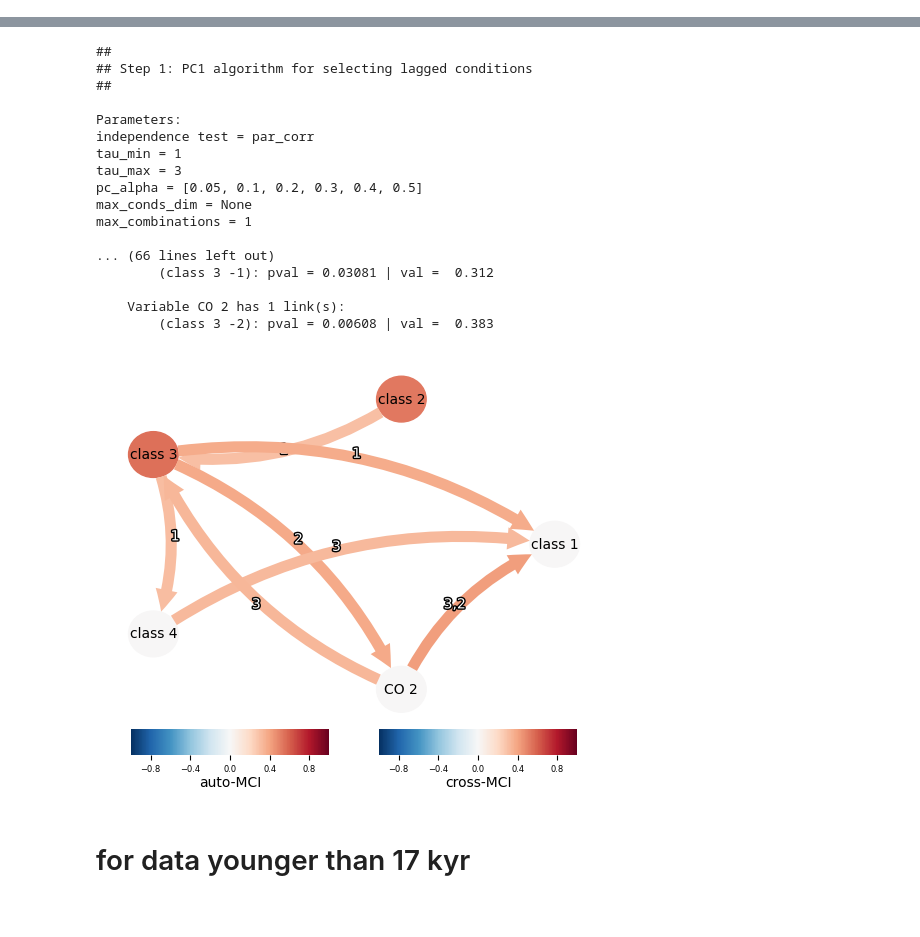
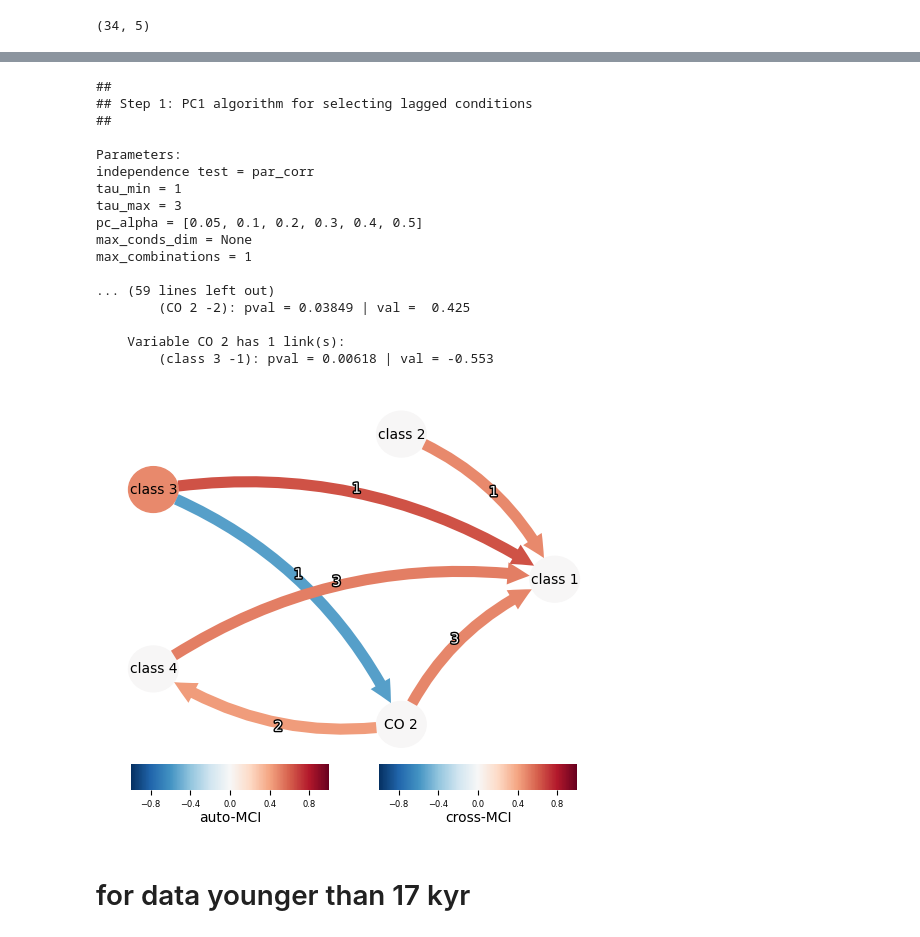
Before and after one commit to Peisong-Zheng/Last_deglaciation_causality, a Jupyter notebook: PCMCI_GMM_classes_CO2.ipynb, the cells around one changed output, grey strips where cells are left out. Cells and saved outputs as stored; diff of their text form; code cells hidden in the pictures.

```diff
--- a/PCMCI_GMM_classes_CO2.ipynb
+++ b/PCMCI_GMM_classes_CO2.ipynb
@@ -13,8 +13,12 @@ with open(file_path, 'rb') as file:
 LGMR_age = data['LGRM_age']
 LGMR_medians = data['LGMR_medians']
 
+print('LGMR_age shape:', LGMR_age.shape)
+print('LGMR_medians shape:', {key: value.shape for key, value in LGMR_medians.items()})
+
 # Find the index where LGMR_age is greater than or equal to 21000
-indices = np.where(LGMR_age >= 11000)[0]
+dividing_point=17000
+indices = np.where(LGMR_age >= dividing_point)[0]
 # find the index where LGMR_age is between 17000 and 21000
 # indices = np.where((LGMR_age >= 17000) & (LGMR_age <= 21000))[0]
 
@@ -32,5 +36,9 @@ import pickle
 with open('D:/VScode/Last_deglaciation_causality/processed_data/co2_interpolated.pkl', 'rb') as f:
     co2_interpolated = pickle.load(f)
 
+# crop the CO2 data using the same indices
+cropped_co2 = co2_interpolated[indices]
+
 print('CO2 data shape:', co2_interpolated.shape)
+print('Cropped CO2 data shape:', cropped_co2.shape)
 # %% [output]
@@ -40,3 +70,7 @@ CO2 data shape: (65,)
+# %%
+data.shape
+# %% [output]
+(34, 5)
 # %%
 # Imports
 import numpy as np
@@ -69,7 +103,7 @@ data = np.array([cropped_medians['class_0_medians'],
                  cropped_medians['class_1_medians'],
                  cropped_medians['class_2_medians'],
                  cropped_medians['class_3_medians'],
-                 co2_interpolated
+                 cropped_co2
                  ]).T
 
 # different each median
@@ -121,21 +155,21 @@ plt.show()
 ##
 ## Step 1: PC1 algorithm for selecting lagged conditions
 ##
 
 Parameters:
 independence test = par_corr
 tau_min = 1
 tau_max = 3
 pc_alpha = [0.05, 0.1, 0.2, 0.3, 0.4, 0.5]
 max_conds_dim = None
 max_combinations = 1
 
-... (66 lines left out)
-        (class 3 -1): pval = 0.03081 | val =  0.312
+... (59 lines left out)
+        (CO 2 -2): pval = 0.03849 | val =  0.425
 
     Variable CO 2 has 1 link(s):
-        (class 3 -2): pval = 0.00608 | val =  0.383
+        (class 3 -1): pval = 0.00618 | val = -0.553
-[figure, old version]
+[figure, new version]
 # %% [markdown]
 # for data younger than 17 kyr
 # %%
```
Also changed, not shown: parts of 3 cells of this notebook, 14 other files.
